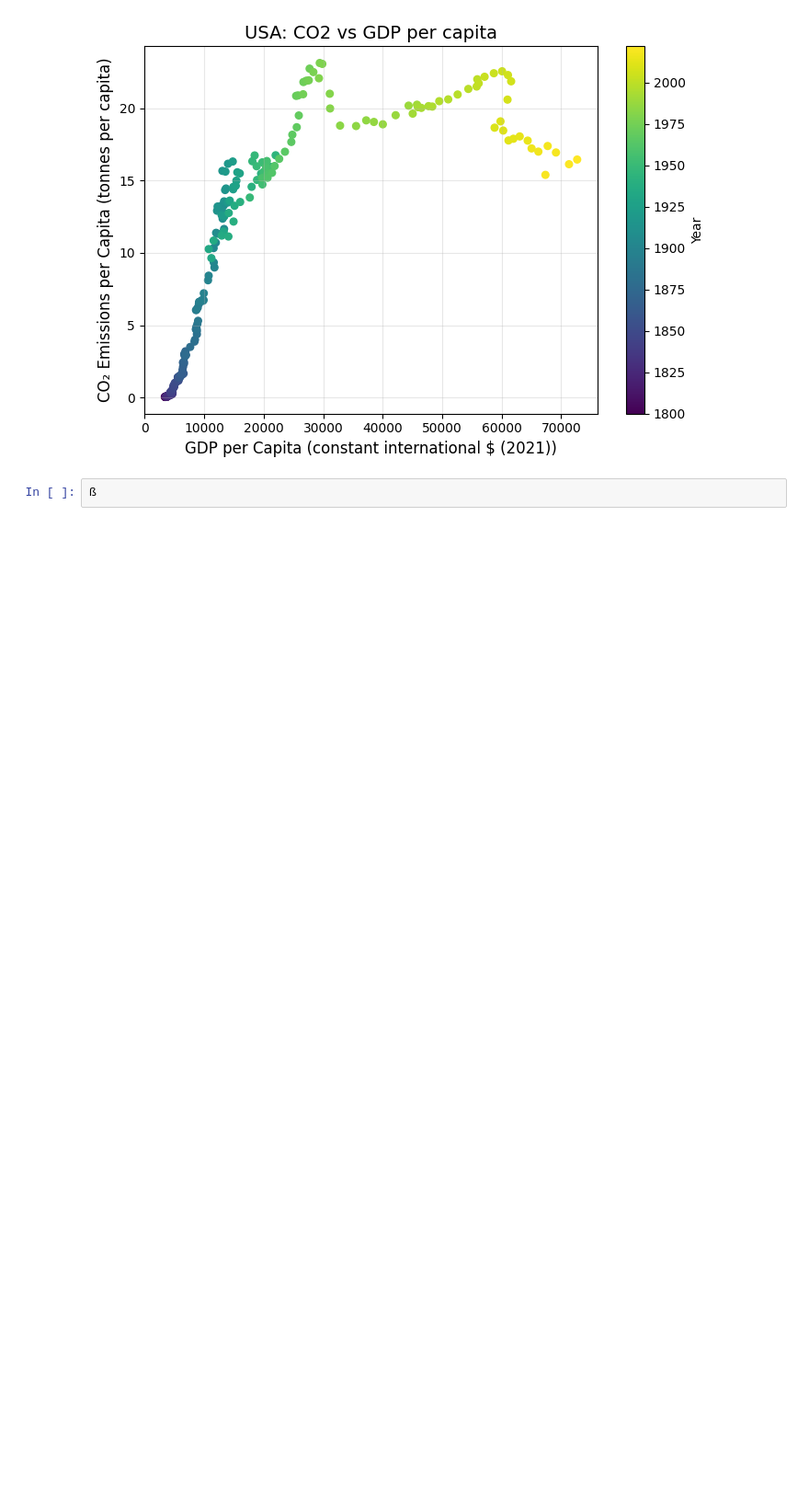
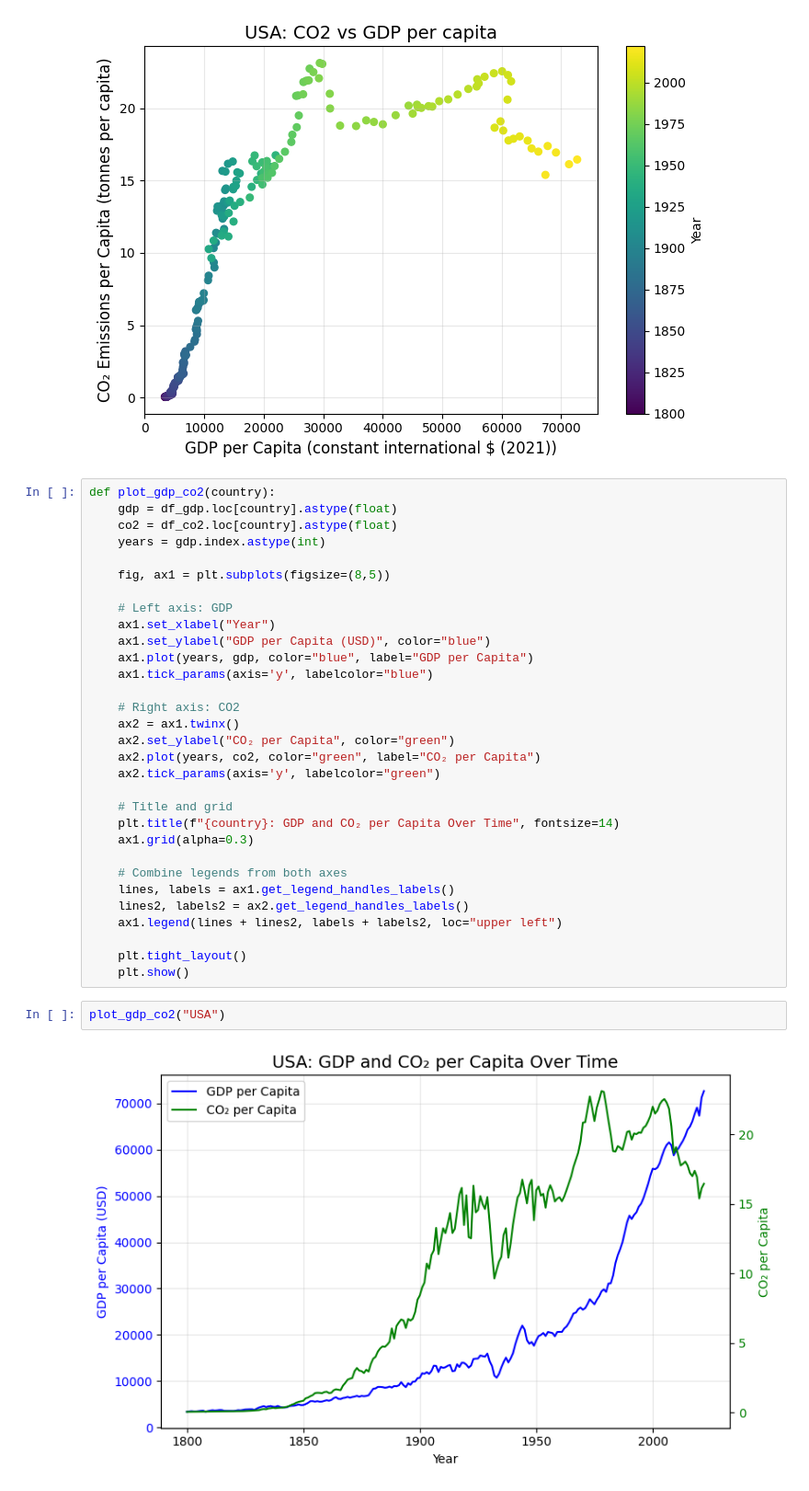
Before and after one commit to bootsareme/DS4002-CS3, a Jupyter notebook: EDA.ipynb, the cells around one changed output. Shown at 92% size. Drawn from its saved outputs; the diff is of its cells as text; blank space fills up the shorter version.

```diff
--- a/EDA.ipynb
+++ b/EDA.ipynb
@@ -68,4 +68,37 @@ plot_country("USA")
 # %% [output]
 [figure]
 # %%
-ß
+def plot_gdp_co2(country):
+    gdp = df_gdp.loc[country].astype(float)
+    co2 = df_co2.loc[country].astype(float)
+    years = gdp.index.astype(int)
+
+    fig, ax1 = plt.subplots(figsize=(8,5))
+
+    # Left axis: GDP
+    ax1.set_xlabel("Year")
+    ax1.set_ylabel("GDP per Capita (USD)", color="blue")
+    ax1.plot(years, gdp, color="blue", label="GDP per Capita")
+    ax1.tick_params(axis='y', labelcolor="blue")
+
+    # Right axis: CO2
+    ax2 = ax1.twinx()
+    ax2.set_ylabel("CO₂ per Capita", color="green")
+    ax2.plot(years, co2, color="green", label="CO₂ per Capita")
+    ax2.tick_params(axis='y', labelcolor="green")
+
+    # Title and grid
+    plt.title(f"{country}: GDP and CO₂ per Capita Over Time", fontsize=14)
+    ax1.grid(alpha=0.3)
+
+    # Combine legends from both axes
+    lines, labels = ax1.get_legend_handles_labels()
+    lines2, labels2 = ax2.get_legend_handles_labels()
+    ax1.legend(lines + lines2, labels + labels2, loc="upper left")
+
+    plt.tight_layout()
+    plt.show()
+# %%
+plot_gdp_co2("USA")
+# %% [output]
+[figure, added]
```
Also changed, not shown: parts of 4 cells of this notebook.
